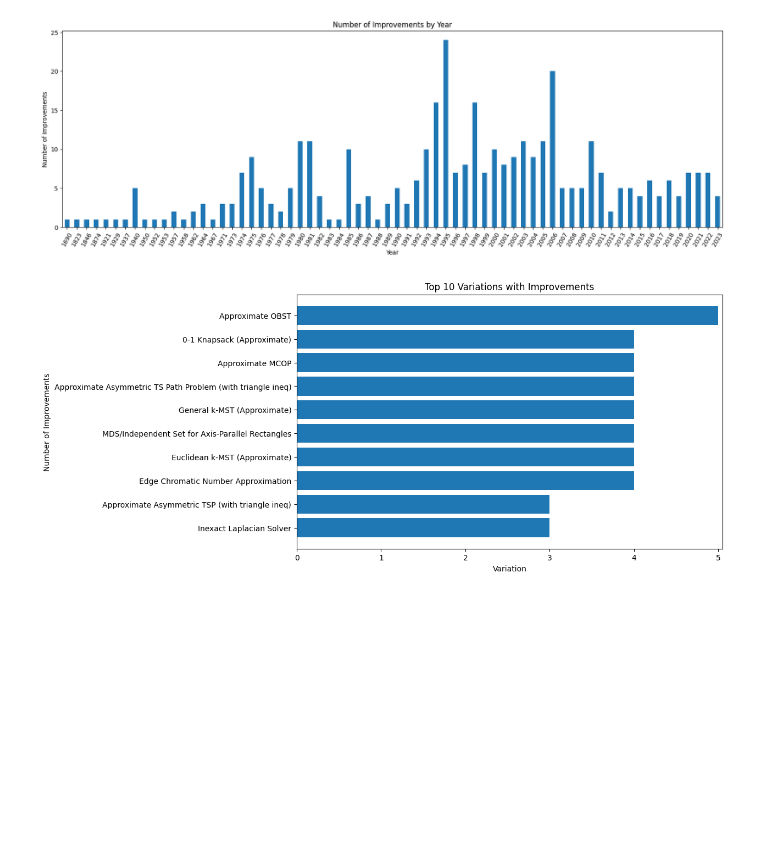
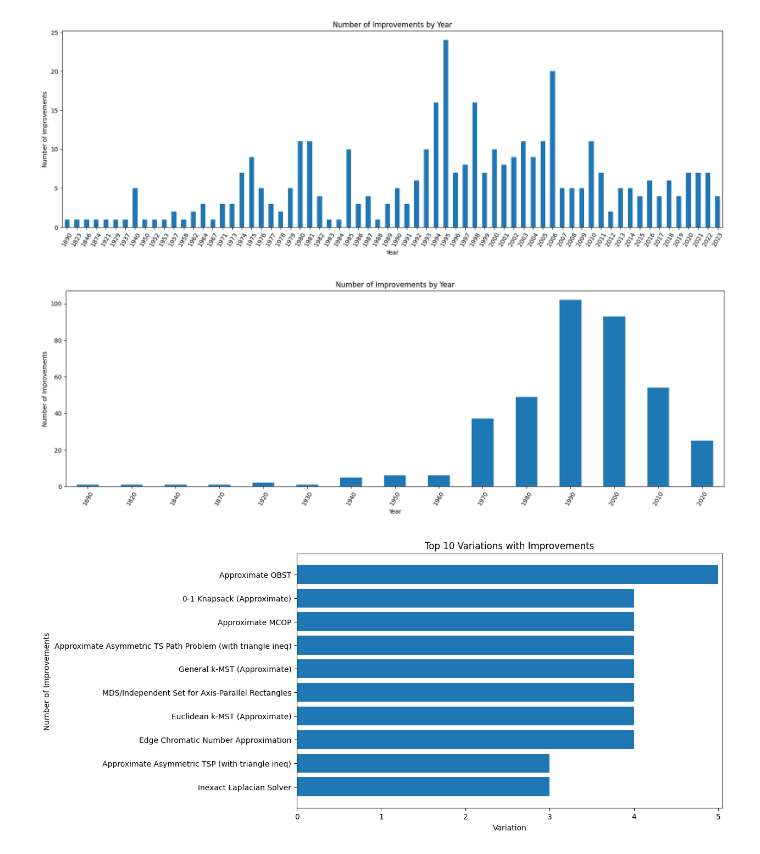
Before and after one commit to andrewlucasgs/approximation-algorithms, a Jupyter notebook: improvements.ipynb, the cells around one changed output. Cells and saved outputs as stored; diff of their text form; code cells hidden in the pictures; blank space fills up the shorter version.

```diff
--- a/improvements.ipynb
+++ b/improvements.ipynb
@@ -213,6 +233,36 @@ ax.set_title('Number of Improvements by Year')
 plt.show()
 # %% [output]
 [figure]
+# %%
+# Plot number of improvements by decade
+data = approximated_algorithms
+
+
+
+# plot only  improvements by year
+
+data = data[data['Improvement'] == 1]
+
+data = data.groupby(data['Year'] // 10 * 10).size()
+
+
+
+
+
+fig, ax = plt.subplots()
+data.plot(kind='bar', stacked=True, ax=ax)
+# set figure size
+fig.set_size_inches(20, 6)
+plt.xticks(rotation=60)
+
+plt.margins(x=0.01)
+
+ax.set_xlabel('Year')
+ax.set_ylabel('Number of Improvements')
+ax.set_title('Number of Improvements by Year')
+plt.show()
+# %% [output]
+[figure, added]
 # %%
 # Plot number of improvements by variation
 data = approximated_algorithms
```
Also changed, not shown: parts of 2 cells of this notebook.
